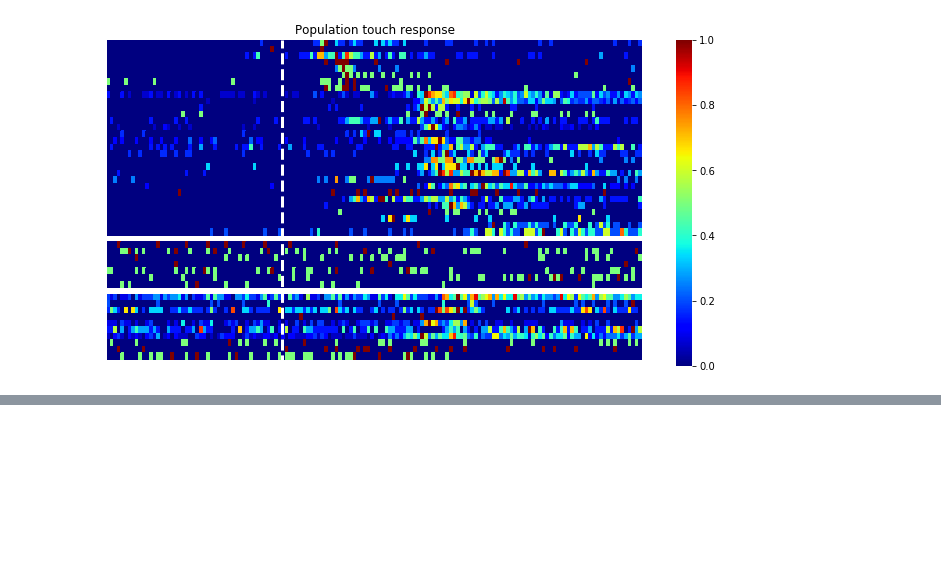
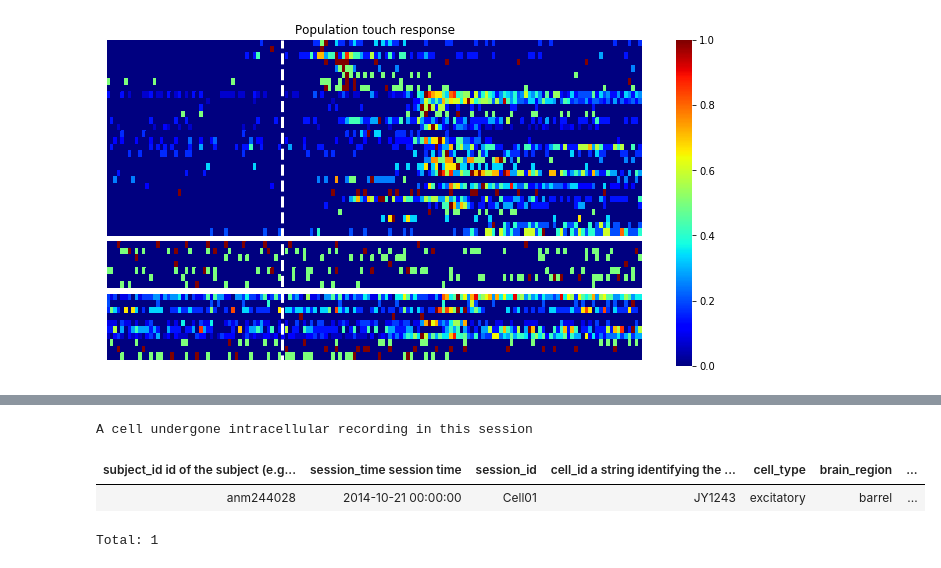
Before and after one commit to vathes/Hires-Gutnisky-2015, a Jupyter notebook: Notebooks/Hires-Gutnisky-2015 Example.ipynb, the cells around one changed output, grey strips where cells are left out. Saved outputs shown, nothing was run; the diff lists cells and outputs as text; code cells hidden in the pictures; blank space fills up the shorter version.

```diff
--- a/Notebooks/Hires-Gutnisky-2015 Example.ipynb
+++ b/Notebooks/Hires-Gutnisky-2015 Example.ipynb
@@ -266,0 +297,7 @@ ax.set_title('Population touch response');
+# %%
+cell_key
+# %% [output]
+A cell undergone intracellular recording in this session
+| subject_id id of the subject (e.g... | session_time session time | session_id | cell_id a string identifying the ... | cell_type | brain_region | ... |
+| anm244028 | 2014-10-21 00:00:00 | Cell01 | JY1243 | excitatory | barrel | ... |
+Total: 1
```
Also changed, not shown: parts of 32 cells of this notebook, 5 other files.
